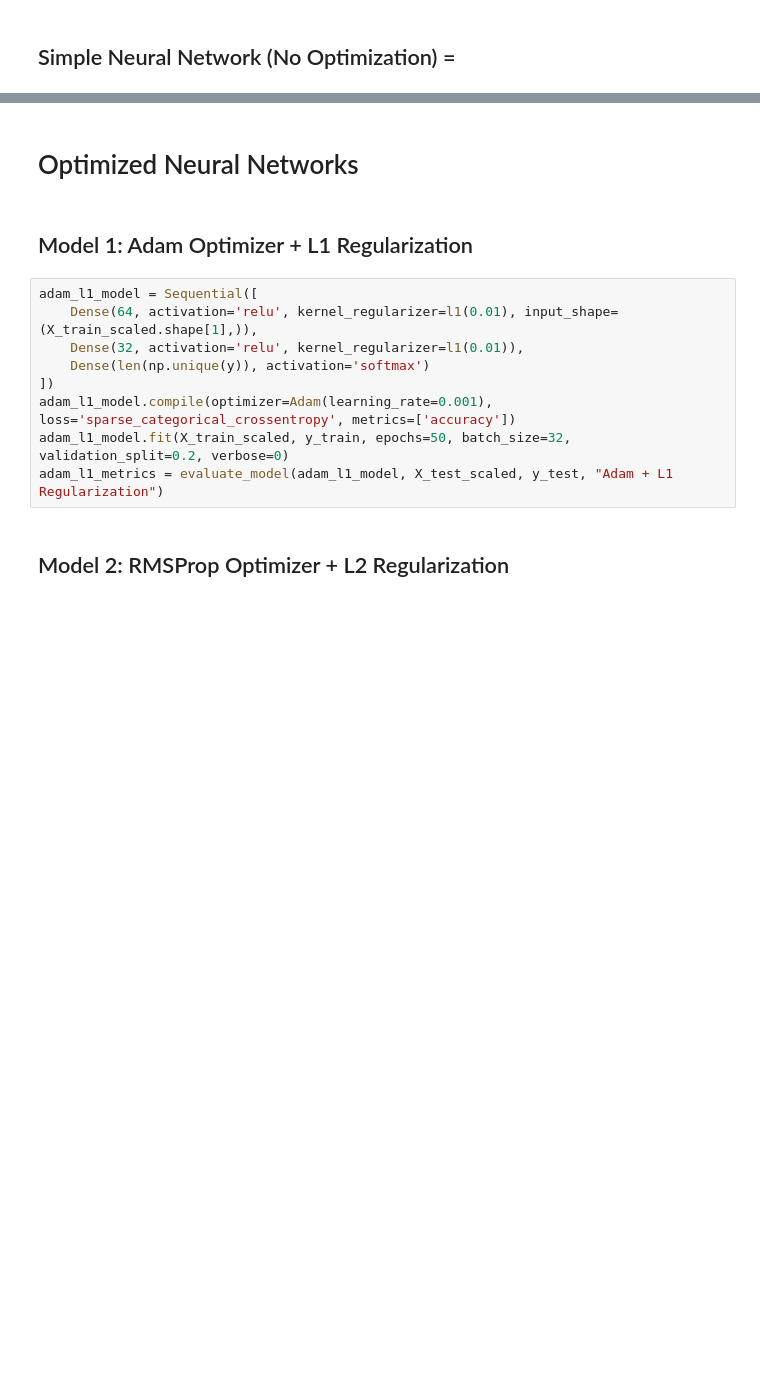
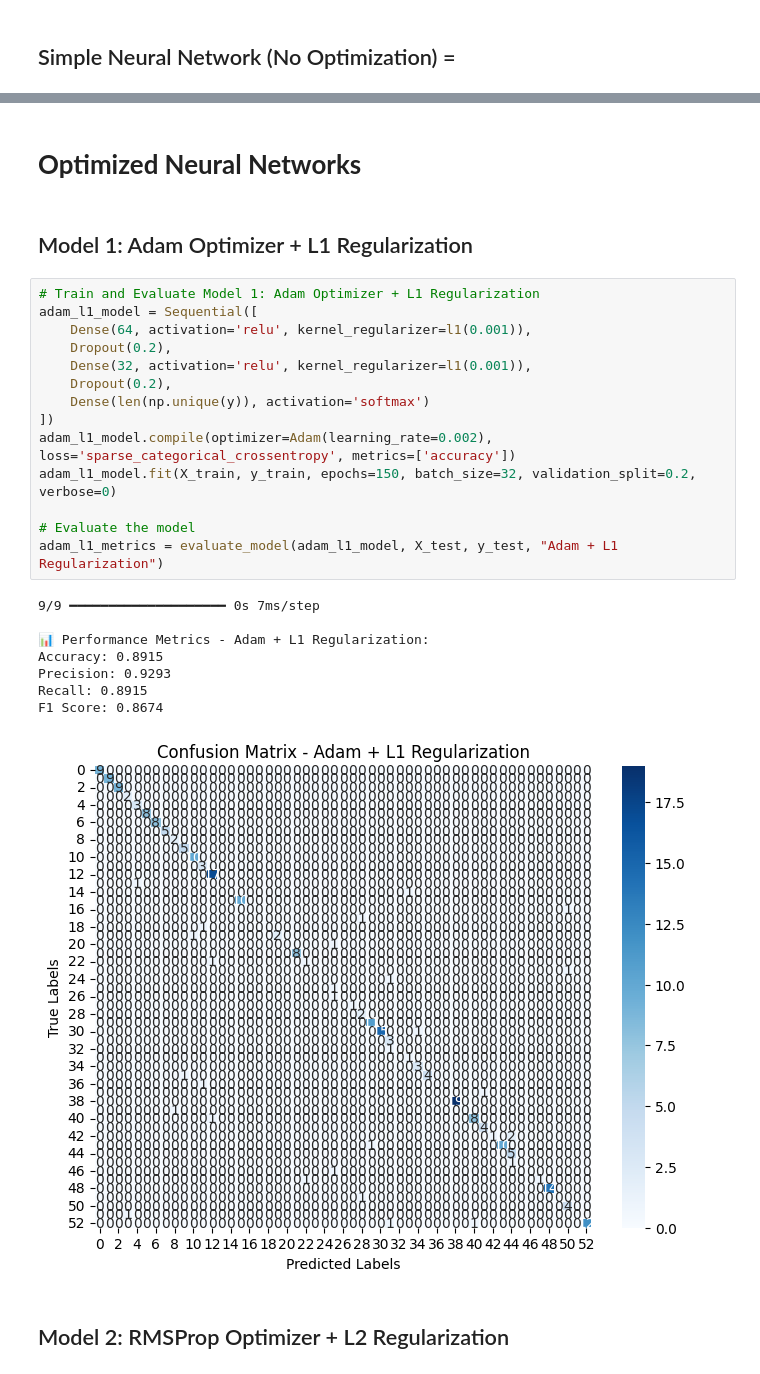
Before and after one commit to Jules-gatete/Intro_to_ML---Summatives, a Jupyter notebook: Summative_Intro_to_ml_Jules_Gatete_number]_assignment.ipynb, the cells around one changed output, grey strips where cells are left out. Drawn from its saved outputs; the diff is of its cells as text; blank space fills up the shorter version.

```diff
--- a/Summative_Intro_to_ml_Jules_Gatete_number]_assignment.ipynb
+++ b/Summative_Intro_to_ml_Jules_Gatete_number]_assignment.ipynb
@@ -242,16 +262,30 @@ simple_nn_metrics = evaluate_model(simple_nn, X_test_scaled, y_test, "Simple Neu
 # %% [markdown]
-# Optimized Neural Networks
+# **Optimized Neural Networks**
 # %% [markdown]
 ## Model 1: Adam Optimizer + L1 Regularization
 # %%
+# Train and Evaluate Model 1: Adam Optimizer + L1 Regularization
 adam_l1_model = Sequential([
-    Dense(64, activation='relu', kernel_regularizer=l1(0.01), input_shape=(X_train_scaled.shape[1],)),
-    Dense(32, activation='relu', kernel_regularizer=l1(0.01)),
+    Dense(64, activation='relu', kernel_regularizer=l1(0.001)),
+    Dropout(0.2),
+    Dense(32, activation='relu', kernel_regularizer=l1(0.001)),
+    Dropout(0.2),
     Dense(len(np.unique(y)), activation='softmax')
 ])
-adam_l1_model.compile(optimizer=Adam(learning_rate=0.001), loss='sparse_categorical_crossentropy', metrics=['accuracy'])
-adam_l1_model.fit(X_train_scaled, y_train, epochs=50, batch_size=32, validation_split=0.2, verbose=0)
-adam_l1_metrics = evaluate_model(adam_l1_model, X_test_scaled, y_test, "Adam + L1 Regularization")
+adam_l1_model.compile(optimizer=Adam(learning_rate=0.002), loss='sparse_categorical_crossentropy', metrics=['accuracy'])
+adam_l1_model.fit(X_train, y_train, epochs=150, batch_size=32, validation_split=0.2, verbose=0)
+
+# Evaluate the model
+adam_l1_metrics = evaluate_model(adam_l1_model, X_test, y_test, "Adam + L1 Regularization")
+# %% [output]
+9/9 ━━━━━━━━━━━━━━━━━━━━ 0s 7ms/step
+
+📊 Performance Metrics - Adam + L1 Regularization:
+Accuracy: 0.8915
+Precision: 0.9293
+Recall: 0.8915
+F1 Score: 0.8674
+[figure, added]
 # %% [markdown]
 ## Model 2: RMSProp Optimizer + L2 Regularization
 # %%
```
Also changed, not shown: parts of 19 cells of this notebook.
